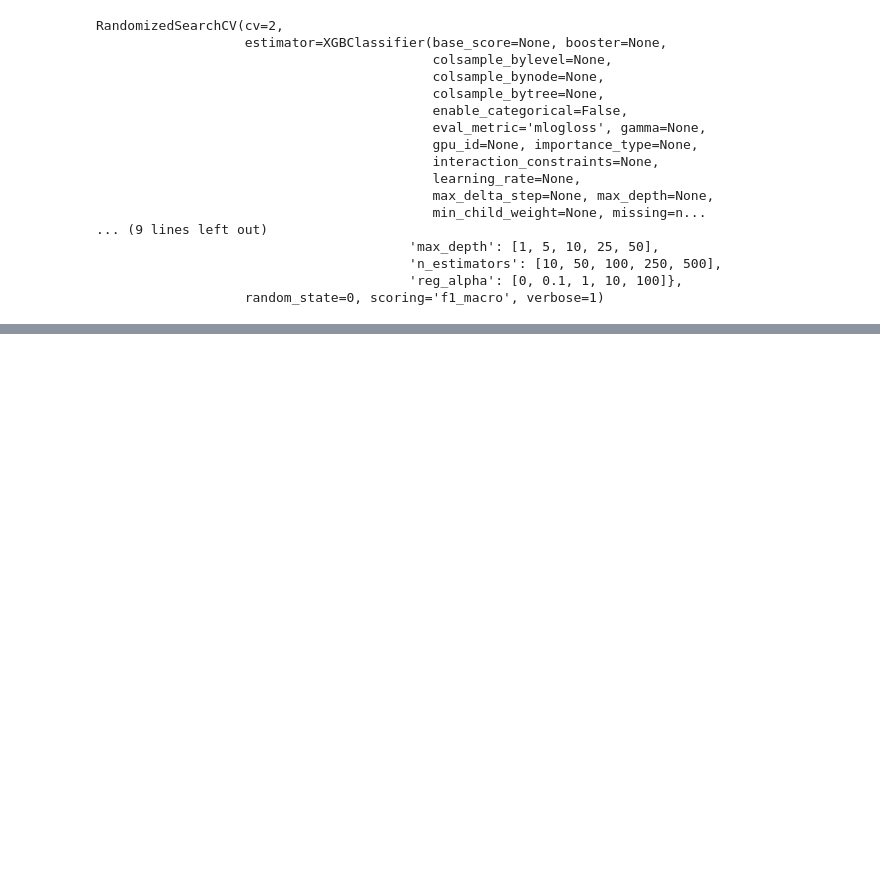
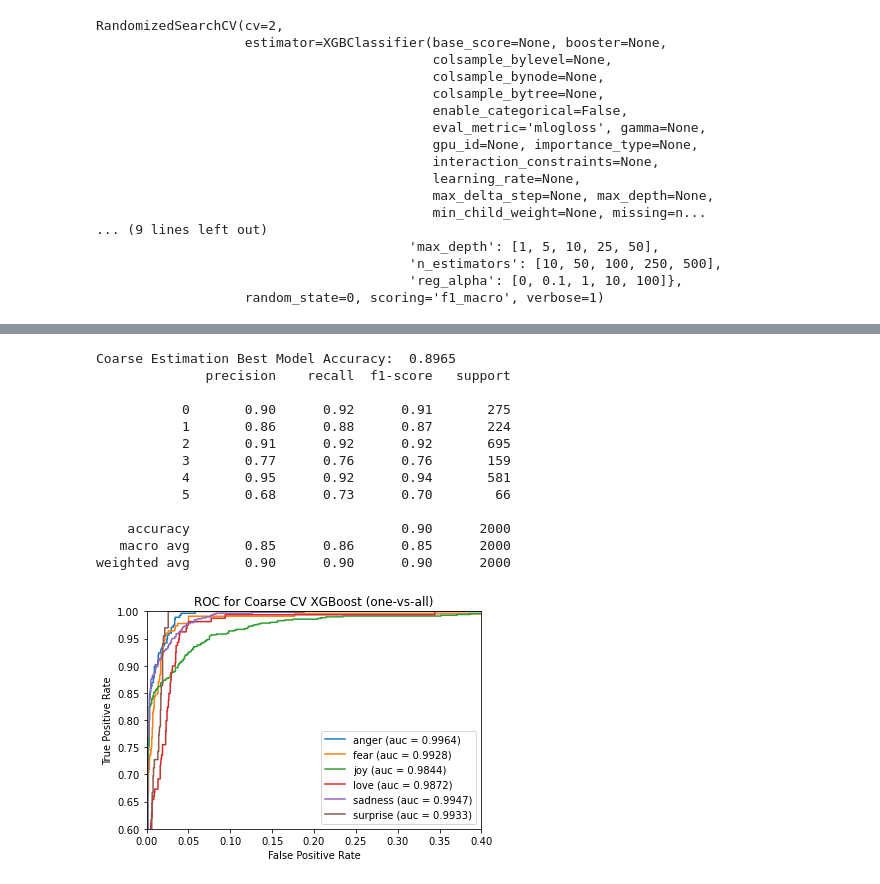
Before and after one commit to apeiffer/sentiment-analysis, a Jupyter notebook: notebooks/XGBoost.ipynb, the cells around one changed output, grey strips where cells are left out. Cells and saved outputs as stored; diff of their text form; code cells hidden in the pictures; blank space fills up the shorter version.

```diff
--- a/notebooks/XGBoost.ipynb
+++ b/notebooks/XGBoost.ipynb
@@ -1,3 +1,27 @@
+# %%
+import matplotlib.pyplot as plt
+from sklearn.metrics import roc_curve
+from sklearn.metrics import auc
+from itertools import cycle
+from sklearn.metrics import RocCurveDisplay
+
+classes = ['anger', 'fear', 'joy', 'love', 'sadness', 'surprise']
+
+
+def plot_mc_roc(Y_test_bin, Y_test_proba, n_classes, title='ROC Curve'):
+    ax = plt.axes()
+    leg = []
+    for i in range(n_classes):
+        y_score = Y_test_proba[:, i]
+        fpr, tpr, _ = roc_curve(Y_test_bin[:, i], y_score)
+        roc_auc = auc(fpr, tpr)
+        leg.append(classes[i] + ' (auc = {:.4})'.format(roc_auc))
+        RocCurveDisplay(fpr=fpr, tpr=tpr).plot(ax=ax)
+
+    plt.xlim((0, .4))
+    plt.ylim((.6, 1))
+    plt.legend(leg)
+    plt.title(title)
 # %%
 import pandas as pd
 
@@ -78,0 +130,29 @@ Best Score:  0.8562777731856552
+# %%
+from sklearn.preprocessing import label_binarize
+from sklearn.metrics import classification_report
+from sklearn.metrics import accuracy_score
+
+Y_test_pred = best_model.predict(X_test)
+print('Coarse Estimation Best Model Accuracy: ', accuracy_score(Y_test, Y_test_pred))
+print(classification_report(Y_test, Y_test_pred))
+
+
+Y_test_bin = label_binarize(Y_test, classes=[0, 1, 2, 3, 4, 5])
+Y_test_proba = best_model.predict_proba(X_test)
+plot_mc_roc(Y_test_bin, Y_test_proba, n_classes=6,
+            title='ROC for Coarse CV XGBoost (one-vs-all)')
+# %% [output]
+Coarse Estimation Best Model Accuracy:  0.8965
+              precision    recall  f1-score   support
+
+           0       0.90      0.92      0.91       275
+           1       0.86      0.88      0.87       224
+           2       0.91      0.92      0.92       695
+           3       0.77      0.76      0.76       159
+           4       0.95      0.92      0.94       581
+           5       0.68      0.73      0.70        66
+
+    accuracy                           0.90      2000
+   macro avg       0.85      0.86      0.85      2000
+weighted avg       0.90      0.90      0.90      2000
+[figure, added]
```
Also changed, not shown: parts of 4 cells of this notebook.
